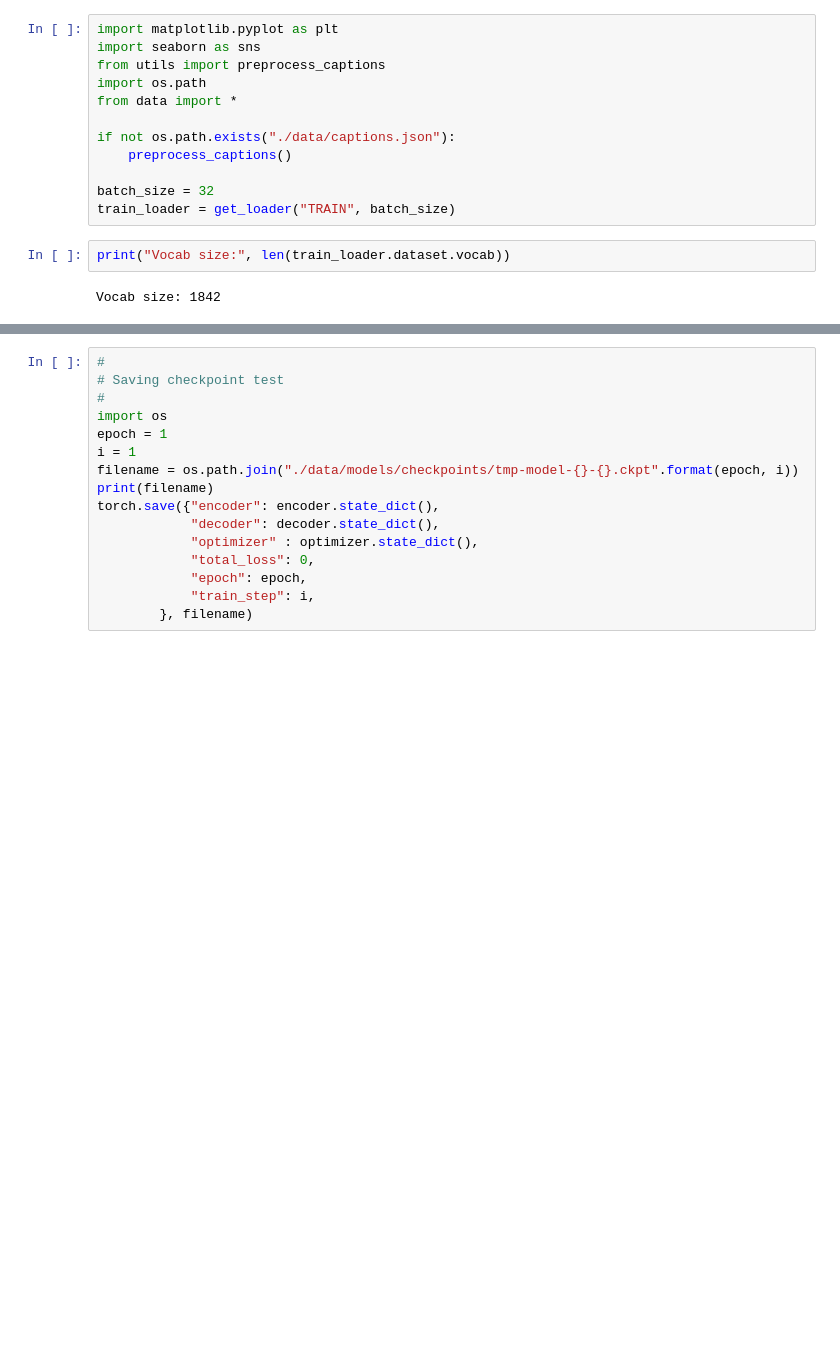
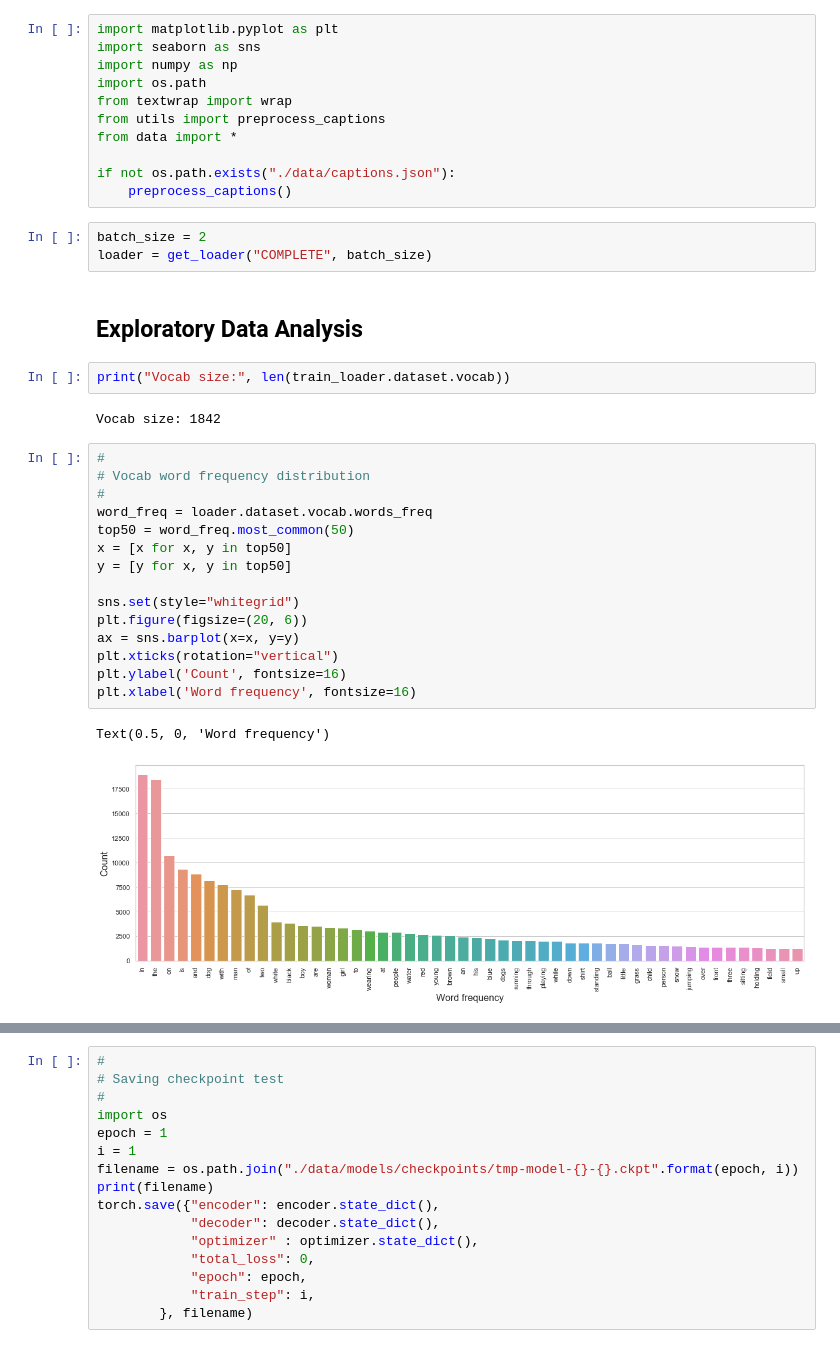
Before and after one commit to nhabbash/autocaption, a Jupyter notebook: testing.ipynb, the cells around one changed output, grey strips where cells are left out. Saved outputs shown, nothing was run; the diff lists cells and outputs as text; blank space fills up the shorter version.

```diff
--- a/testing.ipynb
+++ b/testing.ipynb
@@ -4,19 +7,41 @@
 # %%
 import matplotlib.pyplot as plt
 import seaborn as sns
+import numpy as np
+import os.path
+from textwrap import wrap
 from utils import preprocess_captions
-import os.path
 from data import *
 
 if not os.path.exists("./data/captions.json"):
     preprocess_captions()
-
-batch_size = 32
-train_loader = get_loader("TRAIN", batch_size)
+# %%
+batch_size = 2
+loader = get_loader("COMPLETE", batch_size)
+# %% [markdown]
+## Exploratory Data Analysis
 # %%
 print("Vocab size:", len(train_loader.dataset.vocab))
 # %% [output]
 Vocab size: 1842
+# %%
+#
+# Vocab word frequency distribution
+#
+word_freq = loader.dataset.vocab.words_freq
+top50 = word_freq.most_common(50)
+x = [x for x, y in top50]
+y = [y for x, y in top50]
+
+sns.set(style="whitegrid")
+plt.figure(figsize=(20, 6))
+ax = sns.barplot(x=x, y=y)
+plt.xticks(rotation="vertical")
+plt.ylabel('Count', fontsize=16)
+plt.xlabel('Word frequency', fontsize=16)
+# %% [output]
+Text(0.5, 0, 'Word frequency')
+[figure, added]
 # %%
 #
 # Caption lengths distribution
```
Also changed, not shown: parts of 13 cells of this notebook, 4 other files.
